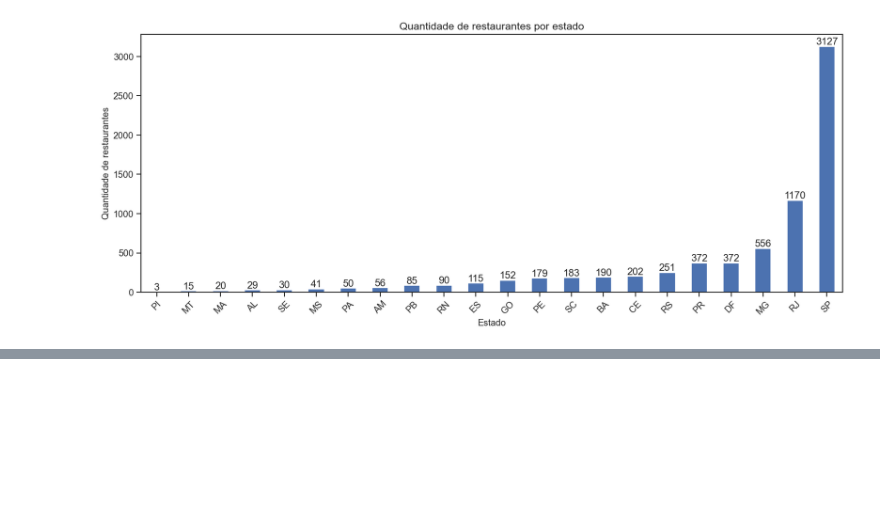
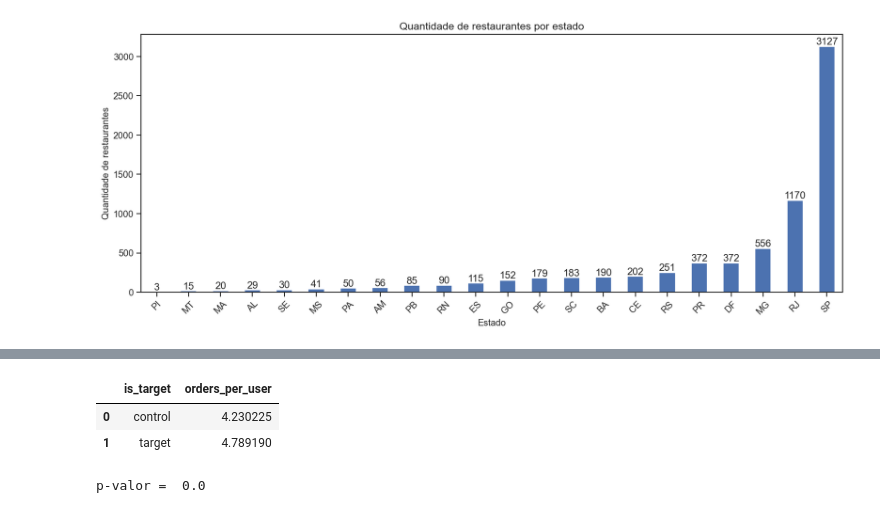
Before and after one commit to emilyara/ifood-case, a Jupyter notebook: notebook/analise_resultados.ipynb, the cells around one changed output, grey strips where cells are left out. Saved outputs shown, nothing was run; the diff lists cells and outputs as text; code cells hidden in the pictures; blank space fills up the shorter version.

```diff
--- a/notebook/analise_resultados.ipynb
+++ b/notebook/analise_resultados.ipynb
@@ -796,0 +598,40 @@ df_customers_test.groupby(["is_target","created_date"]).agg(
+# %%
+#=======================
+# Teste de significância
+#=======================
+
+df_user_orders = con.execute("""
+    SELECT
+        a.is_target,
+        c.customer_id,
+        COUNT(o.order_id) AS orders_amount,
+        SUM(o.order_total_amount) AS total_order_amount,
+        AVG(o.order_total_amount) AS avg_order_amount
+    FROM customers c
+    LEFT JOIN ab_test a ON c.customer_id = a.customer_id
+    LEFT JOIN orders o ON c.customer_id = o.customer_id
+    WHERE c.active
+    GROUP BY 1, 2
+""").fetchdf()
+
+target = df_user_orders[df_user_orders['is_target'] == 'target']
+control = df_user_orders[df_user_orders['is_target'] == 'control']
+# %%
+#==================================
+# Quantidade de pedidos por cliente
+#==================================
+
+stat_freq, p_freq = mannwhitneyu(target['orders_amount'], control['orders_amount'], alternative='two-sided')
+
+df_aux = df_user_orders.groupby("is_target").agg(
+    orders_per_user=("orders_amount","mean")
+).reset_index()
+
+display(df_aux)
+
+print('p-valor = ', p_freq)
+# %% [output]
+|  | is_target | orders_per_user |
+| 0 | control | 4.230225 |
+| 1 | target | 4.789190 |
+p-valor =  0.0
```
Also changed, not shown: parts of 31 cells of this notebook.
